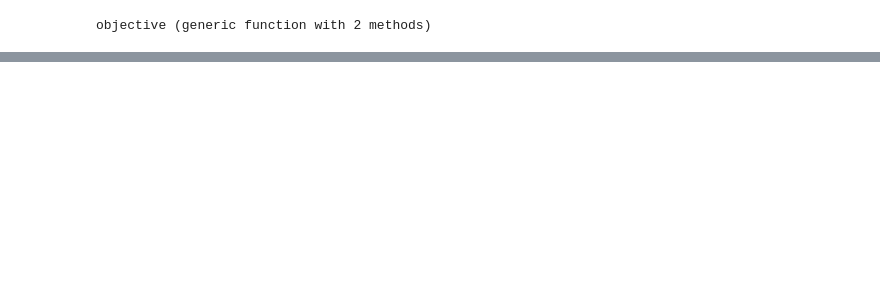
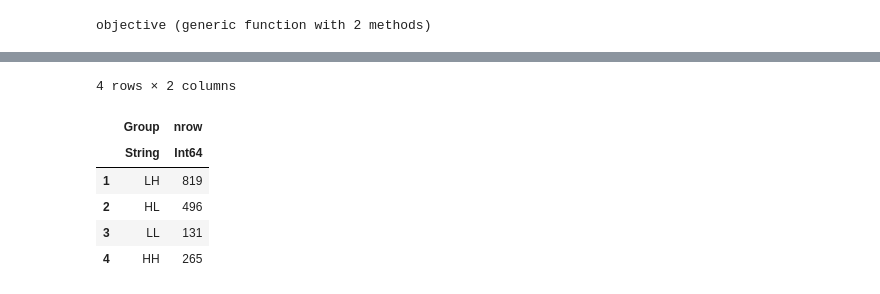
Before and after one commit to cyclonestab/Programming-Solver, a Jupyter notebook: test1.ipynb, the cells around one changed output, grey strips where cells are left out. Drawn from its saved outputs; the diff is of its cells as text; code cells hidden in the pictures; blank space fills up the shorter version.

```diff
--- a/test1.ipynb
+++ b/test1.ipynb
@@ -107 +115,11 @@ find_partition (generic function with 1 method)
+# %%
+combine(groupby(data,:Group),nrow)
+# %% [output]
+4 rows × 2 columns
+|  | Group | nrow |
+|  | String | Int64 |
+| 1 | LH | 819 |
+| 2 | HL | 496 |
+| 3 | LL | 131 |
+| 4 | HH | 265 |
 # %%
```
Also changed, not shown: parts of 16 cells of this notebook, 1 other file.
